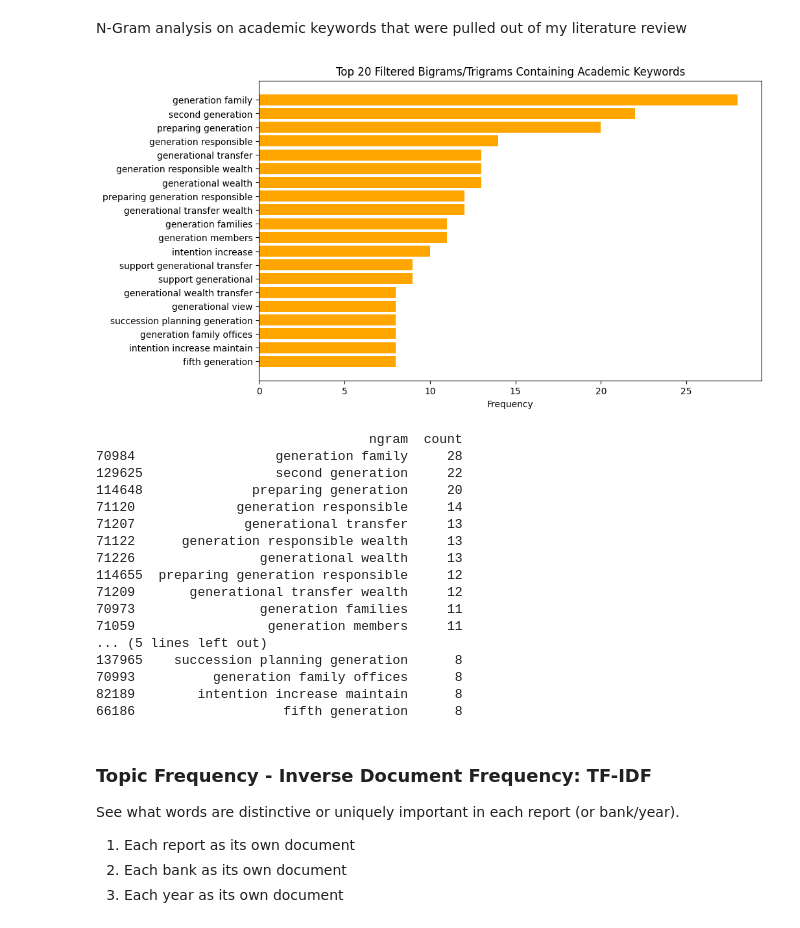
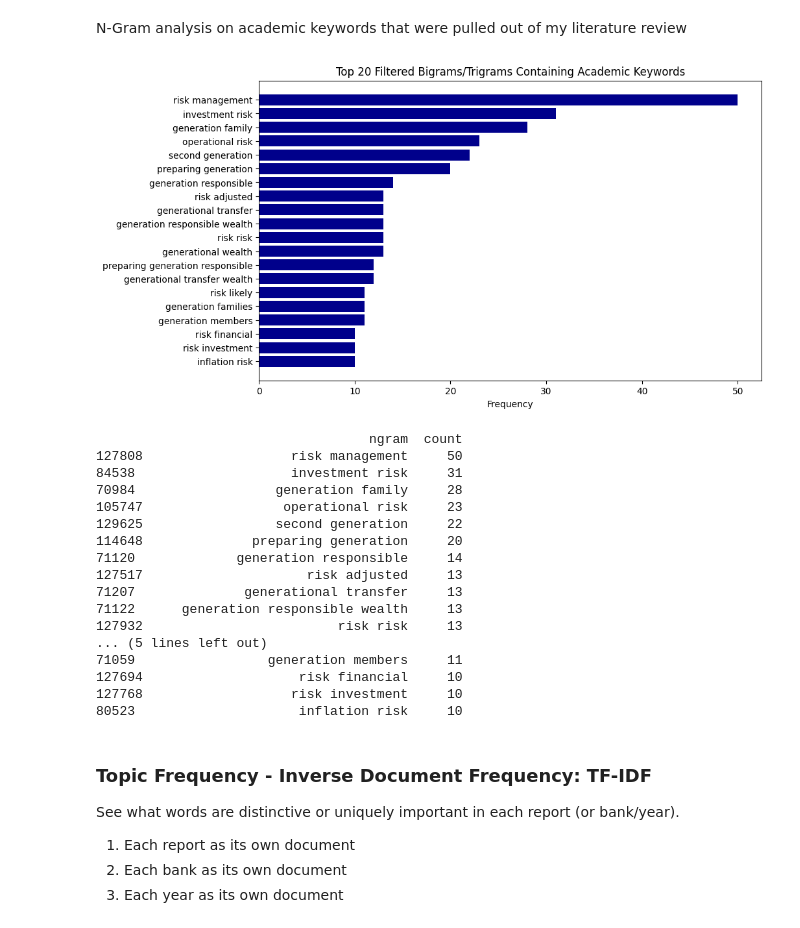
Before and after one commit to blaise-em/Impact-Investing-Capstone-Project, a Jupyter notebook: Notebook 3.ipynb, the cells around one changed output. Saved outputs shown, nothing was run; the diff lists cells and outputs as text; code cells hidden in the pictures.

Commit message:
graphs 3

```diff
--- a/Notebook 3.ipynb
+++ b/Notebook 3.ipynb
@@ -444,37 +446,37 @@ print(top_20_filtered_ngrams)
 # %% [markdown]
 N-Gram analysis on academic keywords that were pulled out of my literature review
 # %%
-academic_keywords = ['intention', 'addition', 'contribute', 'material', 'washing', 'generation', 'risk measuure']
+academic_keywords = ['intention', 'addition', 'contribute', 'material', 'washing', 'generation', 'generational', 'risk']
 filtered_ngrams = ngram_freq[ngram_freq['ngram'].str.contains('|'.join(academic_keywords))]
 
 top_20_filtered_ngrams = filtered_ngrams.head(20)
 
 plt.figure(figsize=(10, 6))
-plt.barh(top_20_filtered_ngrams['ngram'], top_20_filtered_ngrams['count'], color='orange')
+plt.barh(top_20_filtered_ngrams['ngram'], top_20_filtered_ngrams['count'], color='darkblue')
 plt.xlabel('Frequency')
 plt.title('Top 20 Filtered Bigrams/Trigrams Containing Academic Keywords')
 plt.gca().invert_yaxis()
 plt.show()
 print(top_20_filtered_ngrams)
 # %% [output]
-[figure, old version]
+[figure, new version]
                                    ngram  count
+127808                   risk management     50
+84538                    investment risk     31
 70984                  generation family     28
+105747                  operational risk     23
 129625                 second generation     22
 114648              preparing generation     20
 71120             generation responsible     14
+127517                     risk adjusted     13
 71207              generational transfer     13
 71122      generation responsible wealth     13
-71226                generational wealth     13
-114655  preparing generation responsible     12
-71209       generational transfer wealth     12
-70973                generation families     11
+127932                         risk risk     13
+... (5 lines left out)
 71059                 generation members     11
-... (5 lines left out)
-137965    succession planning generation      8
-70993          generation family offices      8
-82189        intention increase maintain      8
-66186                   fifth generation      8
+127694                    risk financial     10
+127768                   risk investment     10
+80523                     inflation risk     10
 # %% [markdown]
 ### Topic Frequency - Inverse Document Frequency: TF-IDF
 
```
Also changed, not shown: parts of 9 cells of this notebook, 3 other files.
